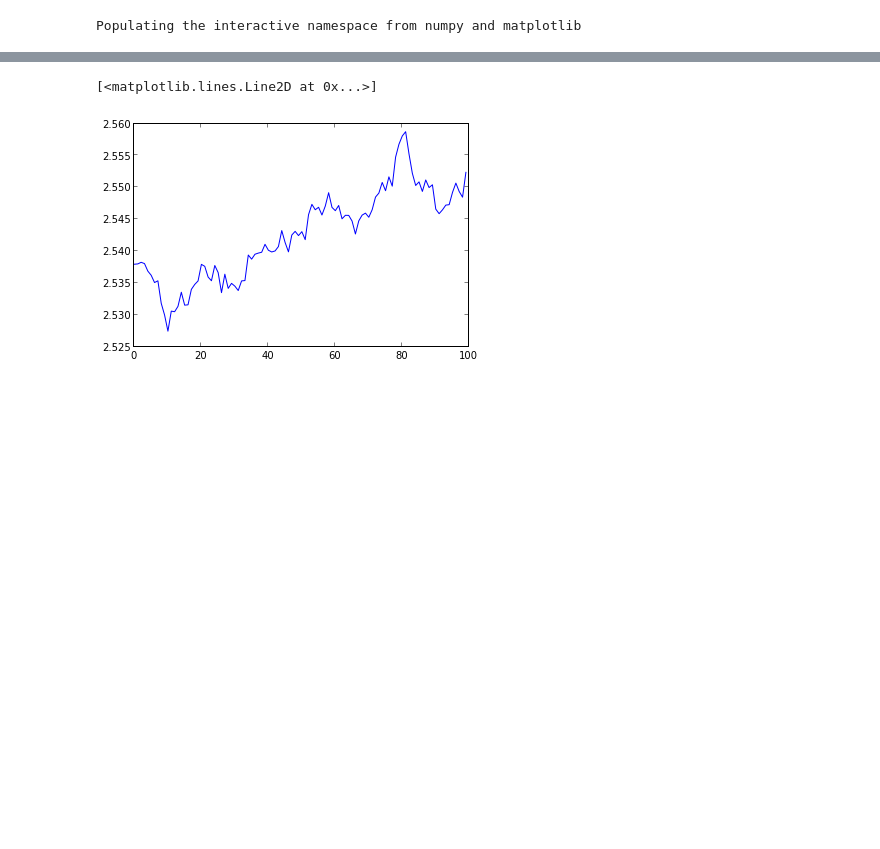
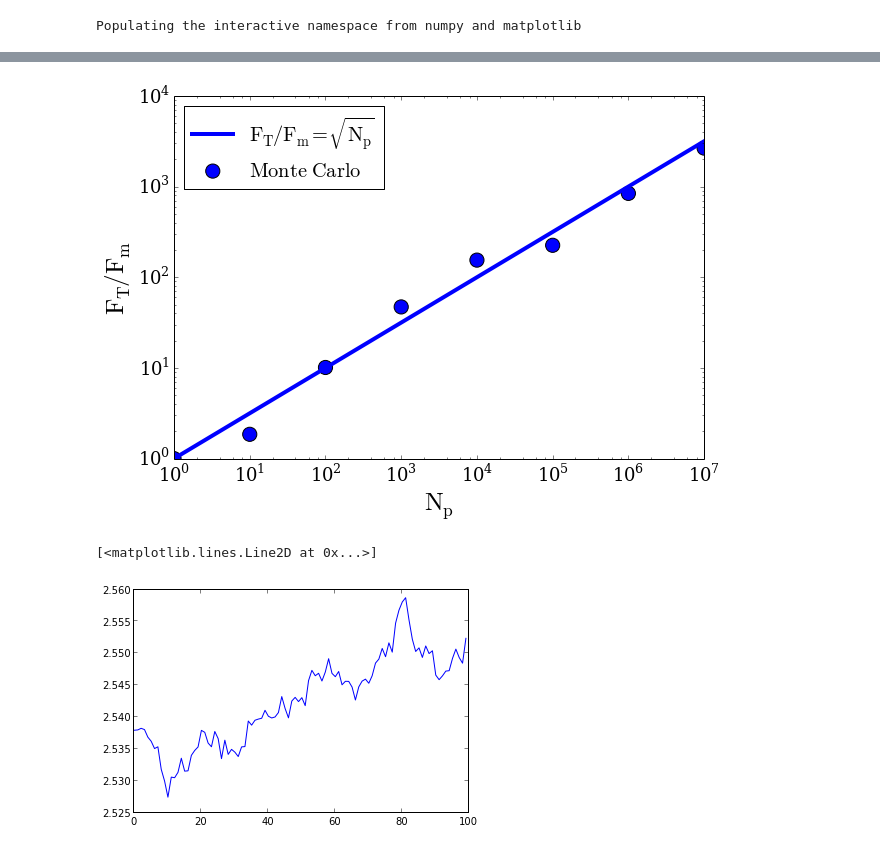
Before and after one commit to forero/spheres, a Jupyter notebook: code/spheres.ipynb, the cells around one changed output, grey strips where cells are left out. Cells and saved outputs as stored; diff of their text form; code cells hidden in the pictures; blank space fills up the shorter version.

```diff
--- a/code/spheres.ipynb
+++ b/code/spheres.ipynb
@@ -62,3 +83,45 @@ n, bins, patches = hist(log10(f_total), 60, normed=0, color = 'silver')
+# %%
+n_part = [1.0,10.0,1.0E2,1.0E3,1.0E4, 1.0E5, 1.0E6, 1.0E7]
+f_total = empty((0))
+mean_radius = 10.0
+for n in n_part:
+    x,y,z, mean_r = make_sphere(n, mean_radius=mean_radius)
+    total_force,f_x,f_y,f_z = force(x,y,z)
+    total_force = total_force*mean_r**2
+    f_total = append(f_total, total_force)
+# %%
+
+#Particles distributed over the sphere
+fig = figure(1, figsize=(9.5,6.5))
+ax = axes()
+ax.set_xscale('log')
+ax.set_yscale('log')
+ax.set_xlabel("$\mathrm{N_{p}}$",fontsize=25)
+ax.set_ylabel("$\mathrm{F_{T}/F_{m}}$",fontsize=25)
+ticklabels_x = ax.get_xticklabels()
+ticklabels_y = ax.get_yticklabels()
+
+for label_x in ticklabels_x:
+    label_x.set_fontsize(18)
+    label_x.set_family('serif')
+for label_y in ticklabels_y:
+    label_y.set_fontsize(18)
+    label_y.set_family('serif')
+
+x=linspace(0.0,7.0)
+scatter(n_part, f_total, s=200, label="${\mathrm{Monte\ Carlo}}$")
+plot(10**x, ((10**x)**0.5), linewidth=4, label="${\mathrm{F_{T}/F_{m} = \sqrt{N_{p}}}}$")
+ax.set_xlim([1,1e7])
+ax.set_ylim([1,1e4])
+
+legend(numpoints=1,scatterpoints=1, loc=2)
+
+filename='spheres_surface'
+savefig(filename + '.eps',format = 'eps', transparent=True)
+savefig(filename + '.pdf',format = 'pdf', transparent=True)
+savefig(filename + '.png',format = 'png', transparent=True)
+# %% [output]
+[figure, added]
 # %%
 f_total = empty((0))
 f_total_x = empty((0))
```
Also changed, not shown: parts of 5 cells of this notebook.
